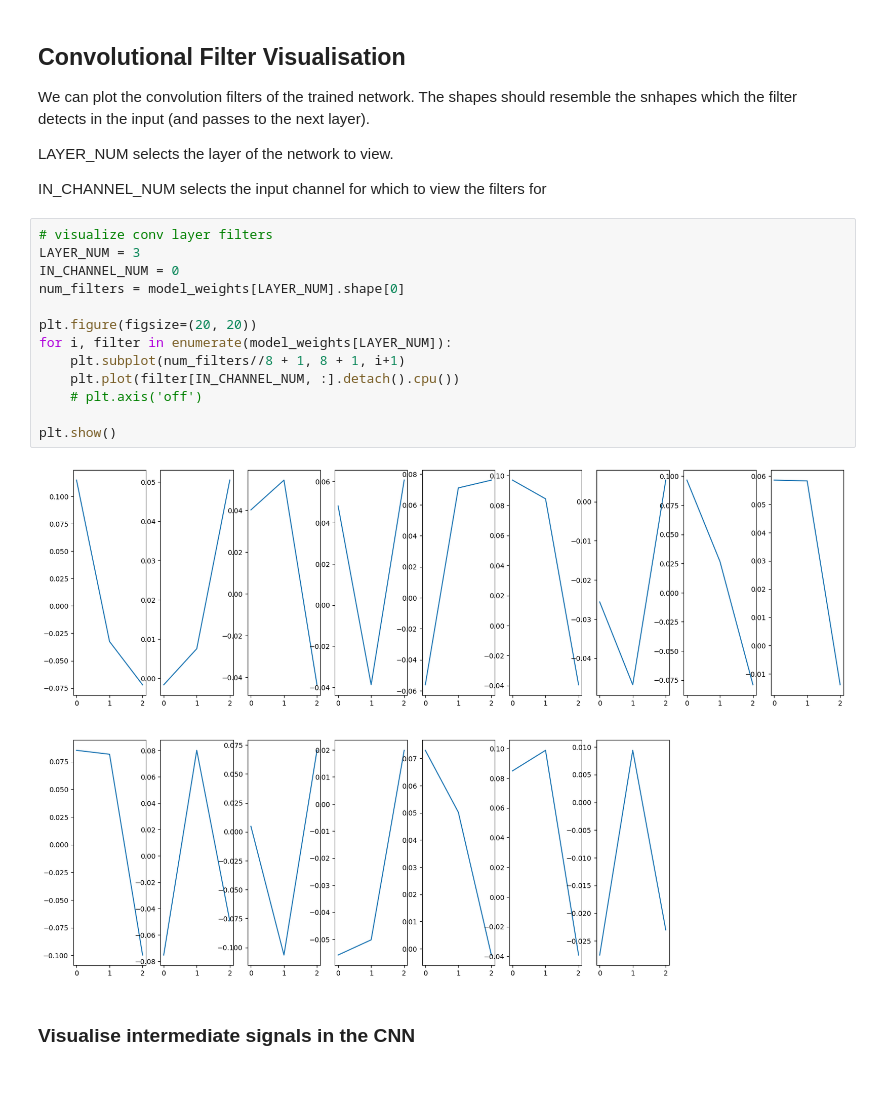
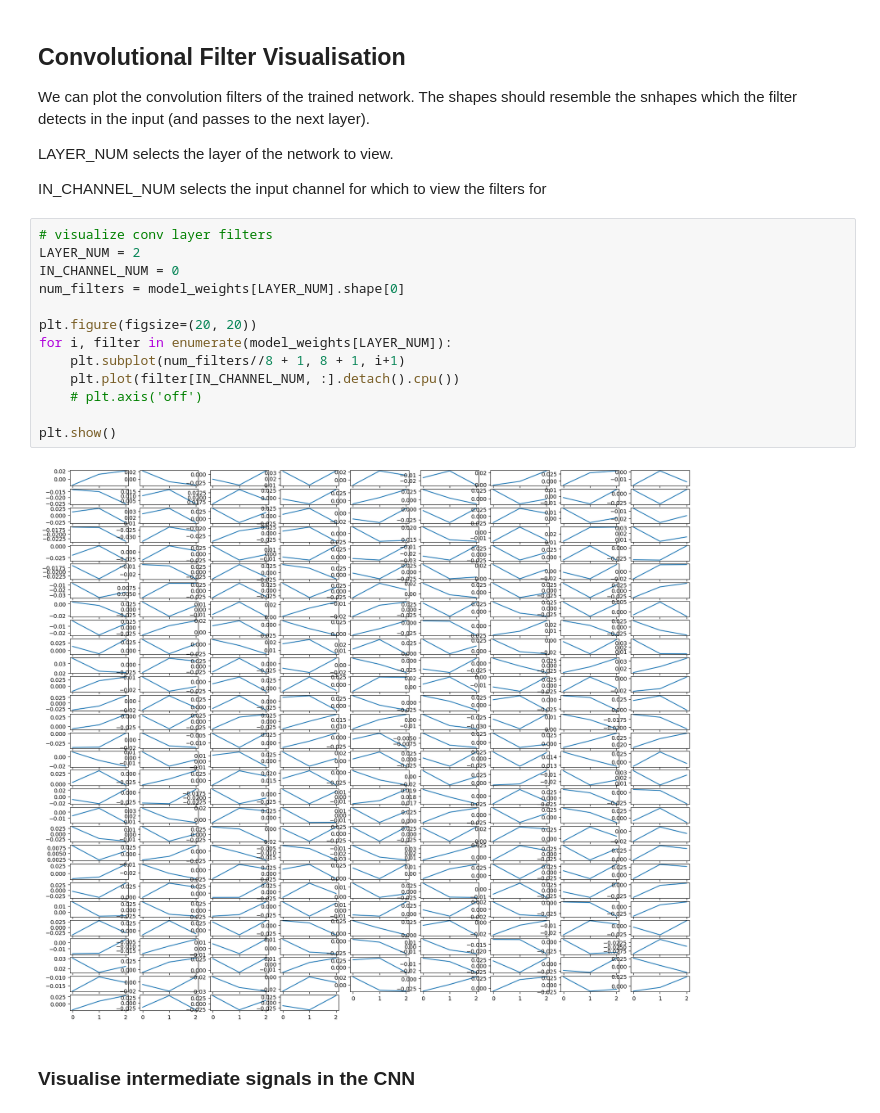
Before and after one commit to daniel347/ecg-signal-quality, a Jupyter notebook: ModelVisualisation.ipynb, the cells around one changed output. Drawn from its saved outputs; the diff is of its cells as text; blank space fills up the shorter version.

```diff
--- a/ModelVisualisation.ipynb
+++ b/ModelVisualisation.ipynb
@@ -171,19 +172,19 @@ LAYER_NUM selects the layer of the network to view.
 IN_CHANNEL_NUM selects the input channel for which to view the filters for
 # %%
 # visualize conv layer filters
-LAYER_NUM = 3
+LAYER_NUM = 2
 IN_CHANNEL_NUM = 0
 num_filters = model_weights[LAYER_NUM].shape[0]
 
 plt.figure(figsize=(20, 20))
 for i, filter in enumerate(model_weights[LAYER_NUM]):
     plt.subplot(num_filters//8 + 1, 8 + 1, i+1)
     plt.plot(filter[IN_CHANNEL_NUM, :].detach().cpu())
     # plt.axis('off')
 
 plt.show()
 # %% [output]
-[figure, old version]
+[figure, new version]
 # %% [markdown]
 ### Visualise intermediate signals in the CNN
 # %%
```
Also changed, not shown: parts of 3 cells of this notebook, 1 other file.
